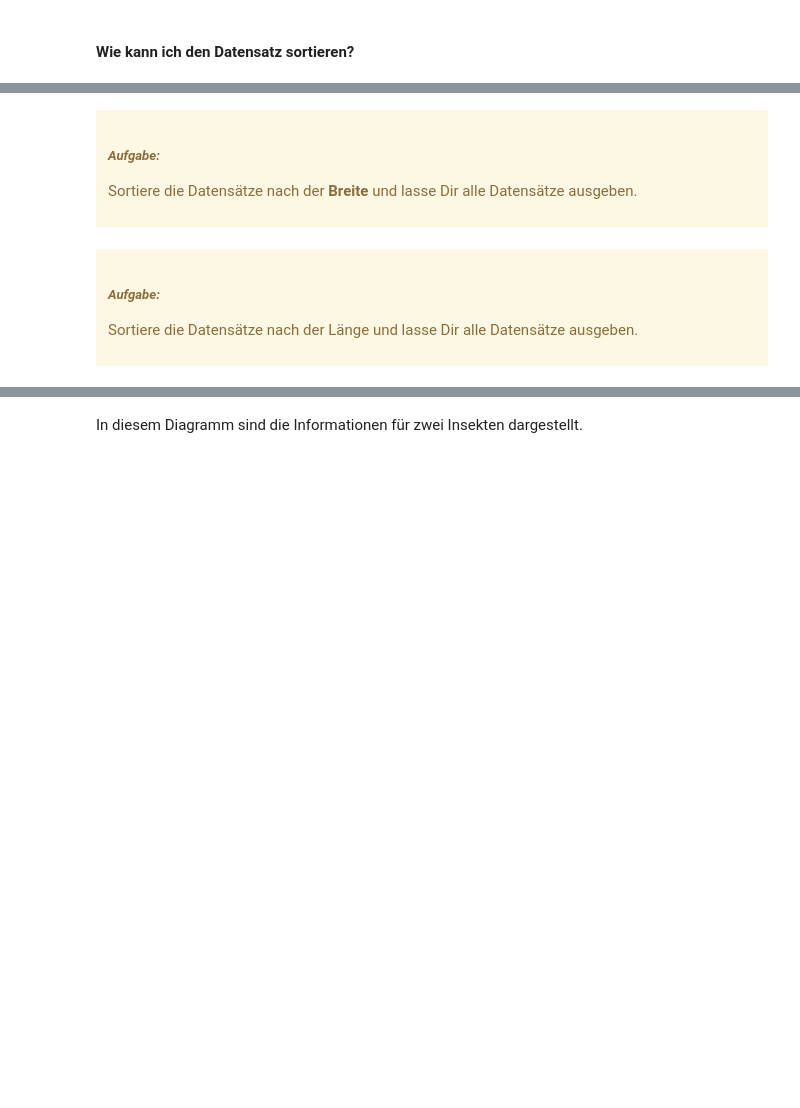
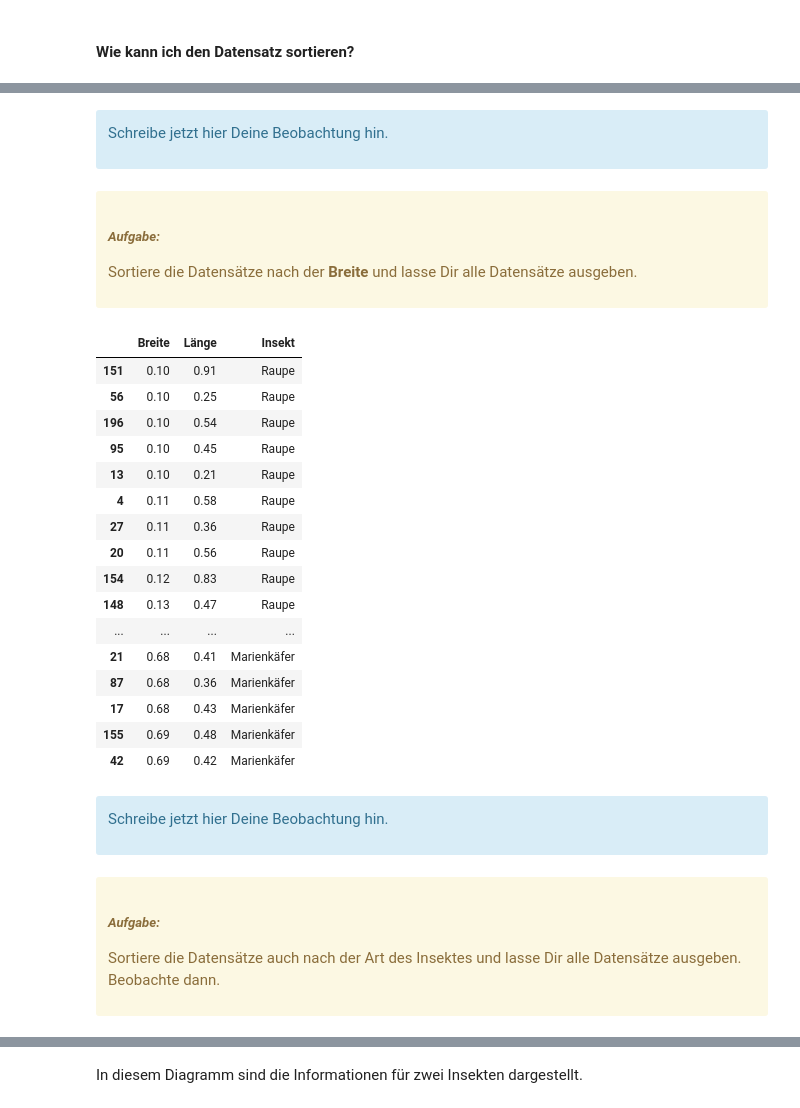
Before and after one commit to klausbovermann/JupyNBs, a Jupyter notebook: Entscheidungsbaum/Entscheidungsbaum_Kaefer Raupen/Klassifikation_Marienkaefer_Raupen_Streudiagramm_Entscheidungsbaum.ipynb, the cells around one changed output, grey strips where cells are left out. Cells and saved outputs as stored; diff of their text form; code cells hidden in the pictures; blank space fills up the shorter version.

```diff
--- a/Entscheidungsbaum/Entscheidungsbaum_Kaefer Raupen/Klassifikation_Marienkaefer_Raupen_Streudiagramm_Entscheidungsbaum.ipynb
+++ b/Entscheidungsbaum/Entscheidungsbaum_Kaefer Raupen/Klassifikation_Marienkaefer_Raupen_Streudiagramm_Entscheidungsbaum.ipynb
@@ -110,7 +190,34 @@ display(sortInsekt)
+# %% [markdown]
+<div class="alert alert-block alert-info">
+
+Schreibe jetzt hier Deine Beobachtung hin.
+
+</div>
 # %% [markdown]
 <div class="alert alert-block alert-warning">
 
 ##### *Aufgabe:*
 
 Sortiere die Datensätze nach der **Breite** und lasse Dir alle Datensätze ausgeben.
+# %%
+sortInsekt = df_kaefer.sort_values(by="Breite")
+display(sortInsekt)
+# %% [output]
+|  | Breite | Länge | Insekt |
+| 151 | 0.10 | 0.91 | Raupe |
+| 56 | 0.10 | 0.25 | Raupe |
+| 196 | 0.10 | 0.54 | Raupe |
+| 95 | 0.10 | 0.45 | Raupe |
+| 13 | 0.10 | 0.21 | Raupe |
+| 4 | 0.11 | 0.58 | Raupe |
+| 27 | 0.11 | 0.36 | Raupe |
+| 20 | 0.11 | 0.56 | Raupe |
+| 154 | 0.12 | 0.83 | Raupe |
+| 148 | 0.13 | 0.47 | Raupe |
+| ... | ... | ... | ... |
+| 21 | 0.68 | 0.41 | Marienkäfer |
+| 87 | 0.68 | 0.36 | Marienkäfer |
+| 17 | 0.68 | 0.43 | Marienkäfer |
+| 155 | 0.69 | 0.48 | Marienkäfer |
+| 42 | 0.69 | 0.42 | Marienkäfer |
 # %%
@@ -118,6 +225,12 @@ Sortiere die Datensätze nach der **Breite** und lasse Dir alle Datensätze ausg
+# %% [markdown]
+<div class="alert alert-block alert-info">
+
+Schreibe jetzt hier Deine Beobachtung hin.
+
+</div>
 # %% [markdown]
 <div class="alert alert-block alert-warning">
 
 ##### *Aufgabe:*
 
-Sortiere die Datensätze nach der Länge und lasse Dir alle Datensätze ausgeben.
+Sortiere die Datensätze auch nach der Art des Insektes und lasse Dir alle Datensätze ausgeben. Beobachte dann.
```
Also changed, not shown: parts of 66 cells of this notebook.
